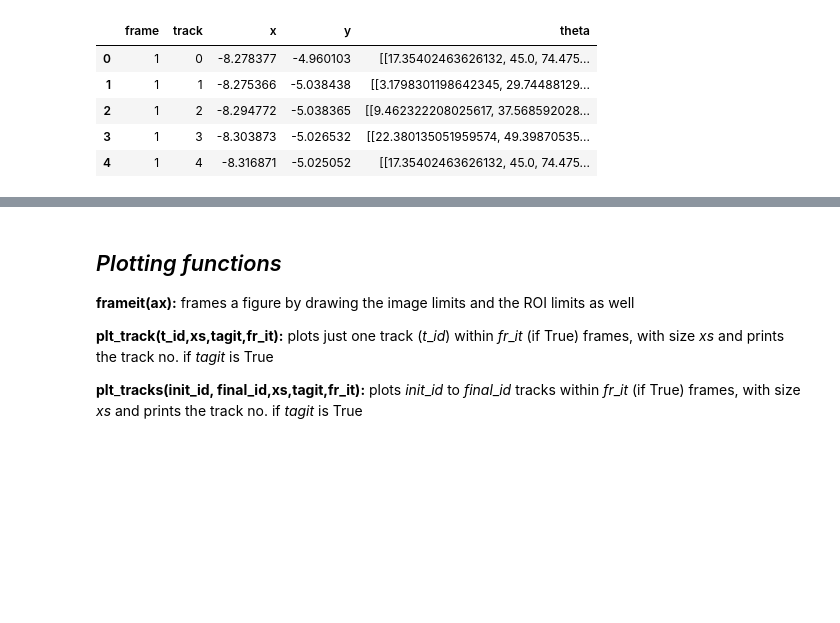
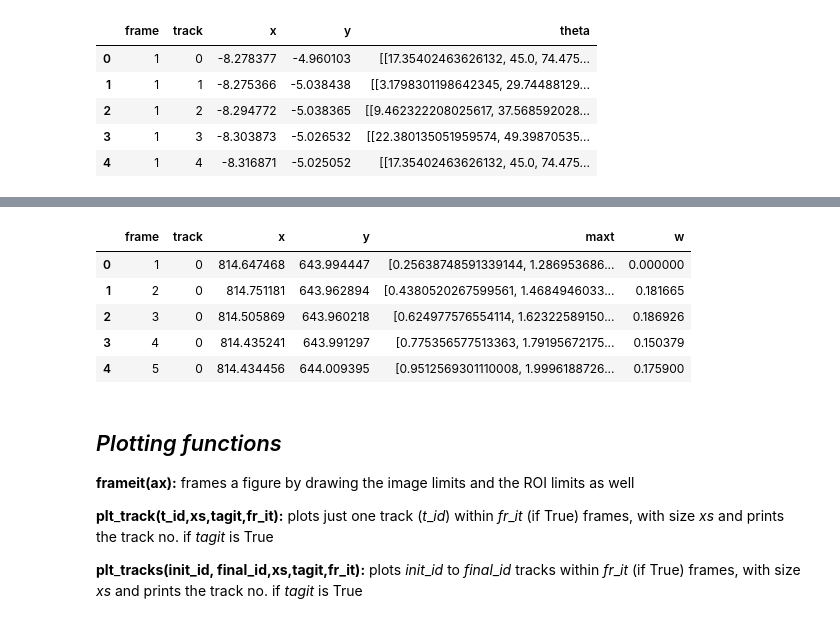
Before and after one commit to fvegar/brownian, a Jupyter notebook: chiral_tracks.ipynb, the cells around one changed output, grey strips where cells are left out. Saved outputs shown, nothing was run; the diff lists cells and outputs as text; code cells hidden in the pictures; blank space fills up the shorter version.

```diff
--- a/chiral_tracks.ipynb
+++ b/chiral_tracks.ipynb
@@ -664,12 +669,0 @@ track no. 25of25, frame 24500 of 24978
-# %%
-theta = np.zeros((Ntracks,Nframes), dtype=float )
-omega = np.zeros((Ntracks,Nframes), dtype=float)
-
-for j in range(Ntracks):
-    ln = len(tracks[j])
-    theta[j][0] = np.mean(tracks[j].maxt[0]- np.arange(circ_unit))
-    ianext, omega[j][1] = return_next(j, 0, 0)
-    for i in range(1, ln-2):
-        if (i%500)==0:  printp('track no. ' + str(j+1)+ ' of ' + str (Ntracks) + ', frame ' + str(i+i0)+ ' of ' + str(Nframes-2))
-        theta[j][i] = np.mean(tracks[j].maxt[i]- np.arange(-ianext ,circ_unit -ianext))
-        ianext, omega[j][i+1] = return_next(j, i , ianext)
@@ -851,0 +818,2 @@ display(HTML( datos.head().to_html() ))
+# %%
+tracks[0]['w'] = omega[0][:-1]
@@ -852,3 +824,12 @@ display(HTML( datos.head().to_html() ))
+# %%
+tracks[0].head()
+# %% [output]
+|  | frame | track | x | y | maxt | w |
+| 0 | 1 | 0 | 814.647468 | 643.994447 | [0.25638748591339144, 1.286953686... | 0.000000 |
+| 1 | 2 | 0 | 814.751181 | 643.962894 | [0.4380520267599561, 1.4684946033... | 0.181665 |
+| 2 | 3 | 0 | 814.505869 | 643.960218 | [0.624977576554114, 1.62322589150... | 0.186926 |
+| 3 | 4 | 0 | 814.435241 | 643.991297 | [0.775356577513363, 1.79195672175... | 0.150379 |
+| 4 | 5 | 0 | 814.434456 | 644.009395 | [0.9512569301110008, 1.9996188726... | 0.175900 |
 # %% [markdown]
 ## _Plotting functions_
 
```
Also changed, not shown: parts of 39 cells of this notebook, 1 other file.
